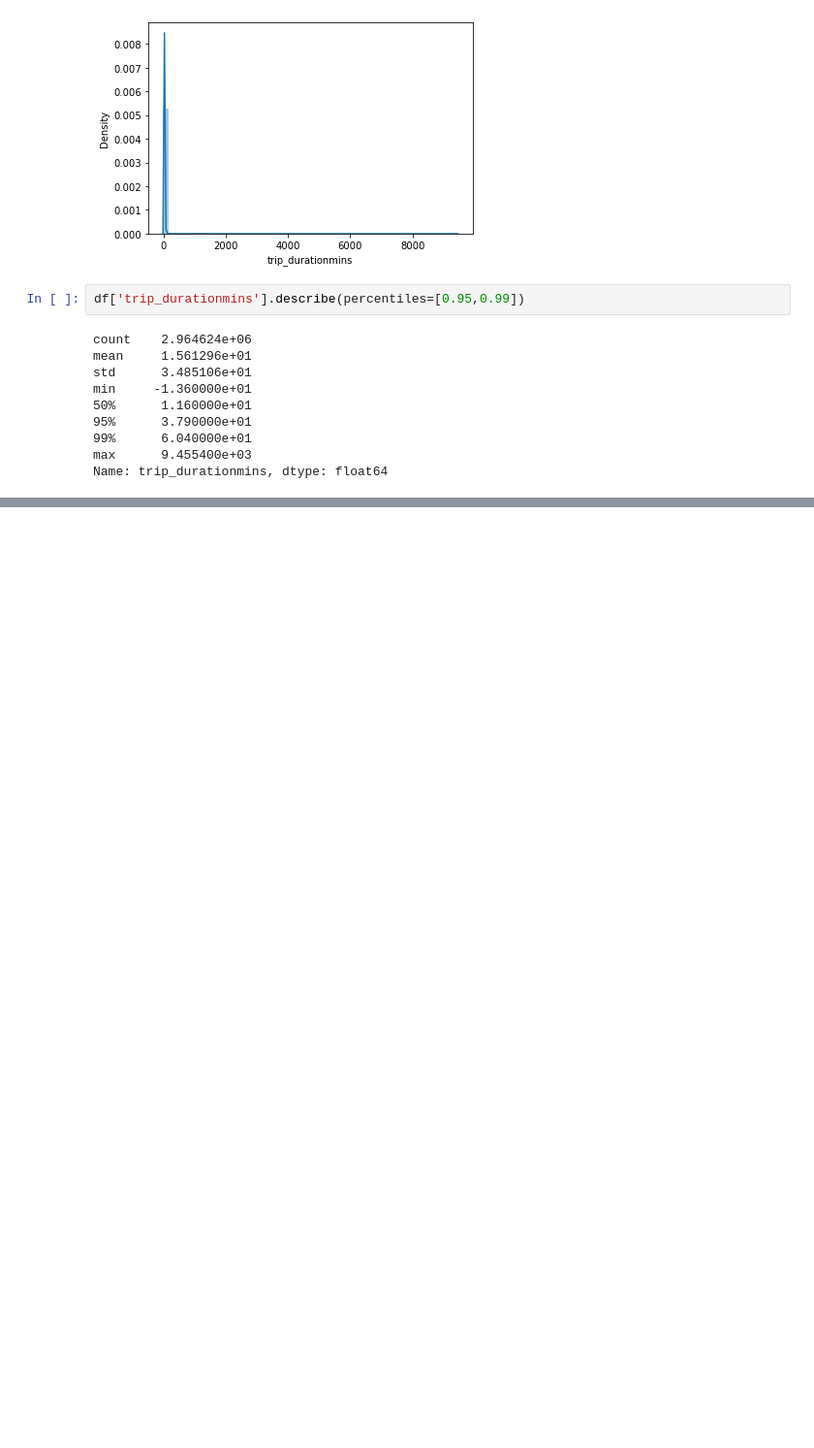
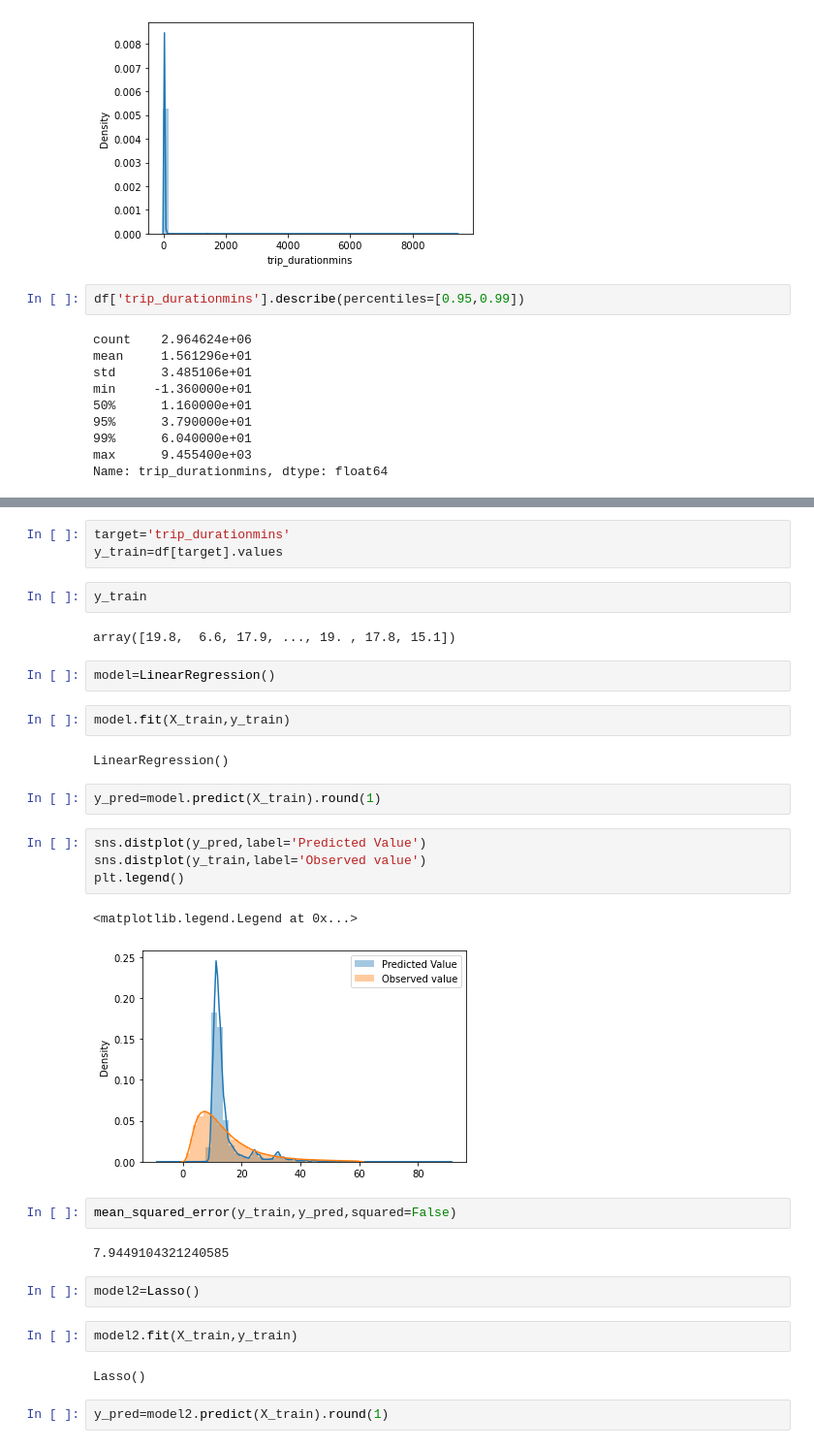
Before and after one commit to amarnadhsurasani-2002/mlops_datatalksclub, a Jupyter notebook: 01-Intro/duration-prediction.ipynb, the cells around one changed output, grey strips where cells are left out. Shown: that part at 97% size. Cells and saved outputs as stored; diff of their text form; blank space fills up the shorter version.

Commit message:
added modeling file

```diff
--- a/01-Intro/duration-prediction.ipynb
+++ b/01-Intro/duration-prediction.ipynb
@@ -141,0 +187,34 @@ df[(df['trip_durationmins']>1) & (df['trip_durationmins']<=60)]
+# %%
+target='trip_durationmins'
+y_train=df[target].values
+# %%
+y_train
+# %% [output]
+array([19.8,  6.6, 17.9, ..., 19. , 17.8, 15.1])
+# %%
+model=LinearRegression()
+# %%
+model.fit(X_train,y_train)
+# %% [output]
+LinearRegression()
+# %%
+y_pred=model.predict(X_train).round(1)
+# %%
+sns.distplot(y_pred,label='Predicted Value')
+sns.distplot(y_train,label='Observed value')
+plt.legend()
+# %% [output]
+<matplotlib.legend.Legend at 0x...>
+[figure, added]
+# %%
+mean_squared_error(y_train,y_pred,squared=False)
+# %% [output]
+7.9449104321240585
+# %%
+model2=Lasso()
+# %%
+model2.fit(X_train,y_train)
+# %% [output]
+Lasso()
+# %%
+y_pred=model2.predict(X_train).round(1)
```
Also changed, not shown: parts of 13 cells of this notebook.
